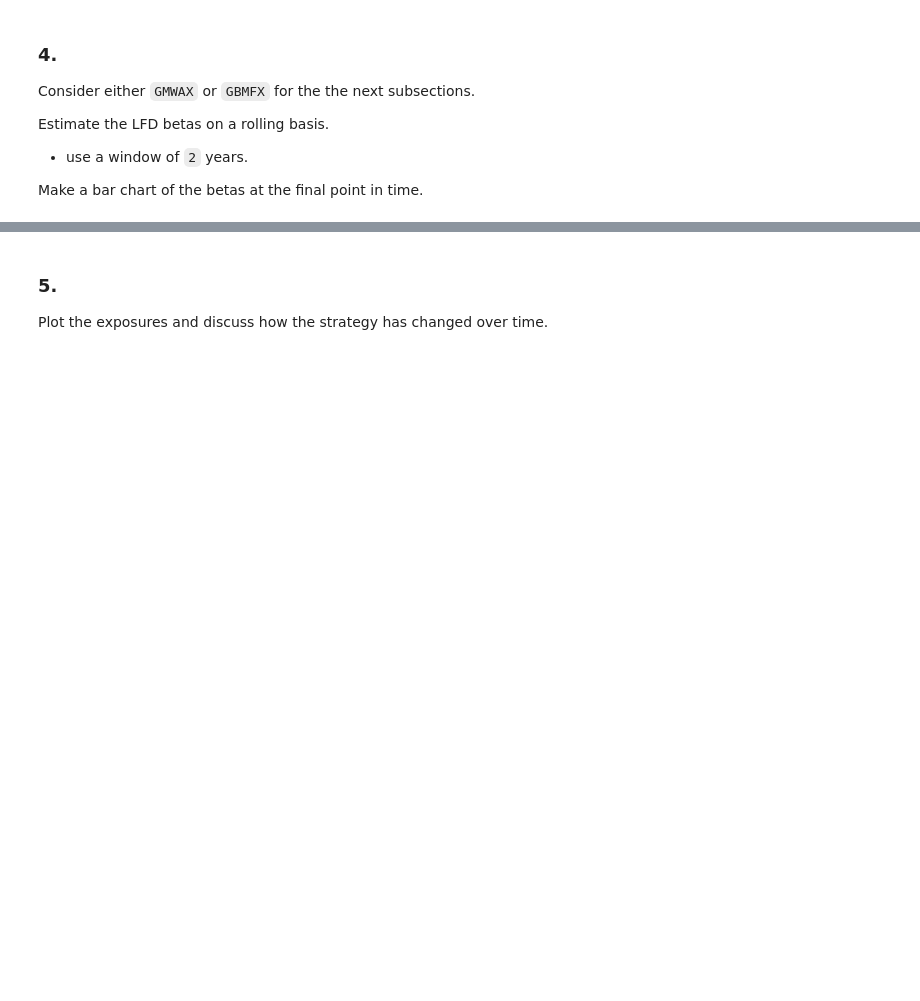
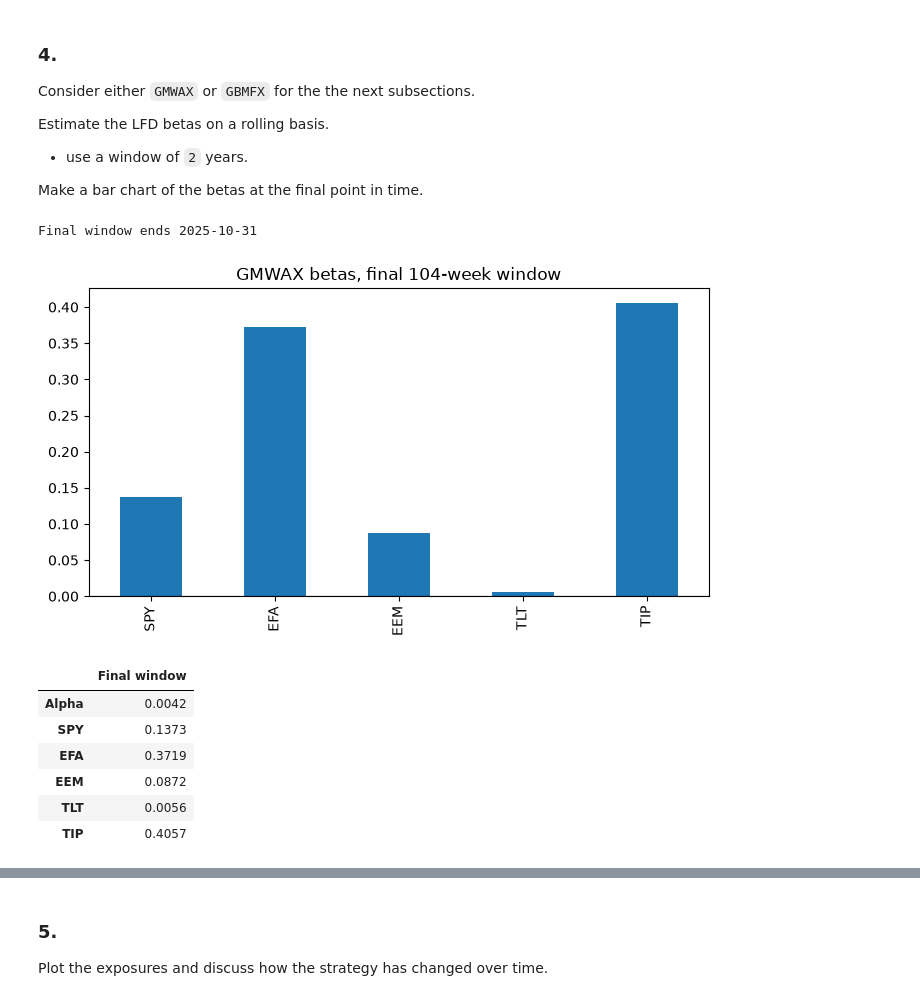
Before and after one commit to ivyxchan27/finm-367-groupc, a Jupyter notebook: ivy-work/gmo-case-study.ipynb, the cells around one changed output, grey strips where cells are left out. Cells and saved outputs as stored; diff of their text form; code cells hidden in the pictures; blank space fills up the shorter version.

```diff
--- a/ivy-work/gmo-case-study.ipynb
+++ b/ivy-work/gmo-case-study.ipynb
@@ -327,3 +627,8 @@ Report the
 * alpha
 * beta
 * r-squared
+# %%
+factors = ['SPY', 'EFA', 'EEM', 'TLT', 'TIP']
+
+lfd_gmwax = lfd_table(xrets, 'GMWAX', factors, ann_factor)
+lfd_gmwax
@@ -345,3 +698,25 @@ Estimate the LFD betas on a rolling basis.
 * use a window of `2` years.
 
 Make a bar chart of the betas at the final point in time.
+# %%
+FUND = 'GMWAX'
+WINDOW = 2 * ann_factor
+
+rolling_betas = rolling_lfd(xrets, FUND, factors, WINDOW, ann_factor)
+
+final = rolling_betas.iloc[-1]
+print(f'Final window ends {rolling_betas.index[-1].date()}')
+final[factors].plot.bar(figsize=(8, 4), title=f'{FUND} betas, final {WINDOW}-week window')
+plt.axhline(0, color='black', lw=0.8)
+plt.show()
+final.to_frame('Final window')
+# %% [output]
+Final window ends 2025-10-31
+[figure, added]
+|  | Final window |
+| Alpha | 0.0042 |
+| SPY | 0.1373 |
+| EFA | 0.3719 |
+| EEM | 0.0872 |
+| TLT | 0.0056 |
+| TIP | 0.4057 |
```
Also changed, not shown: parts of 34 cells of this notebook, 4 other files.
